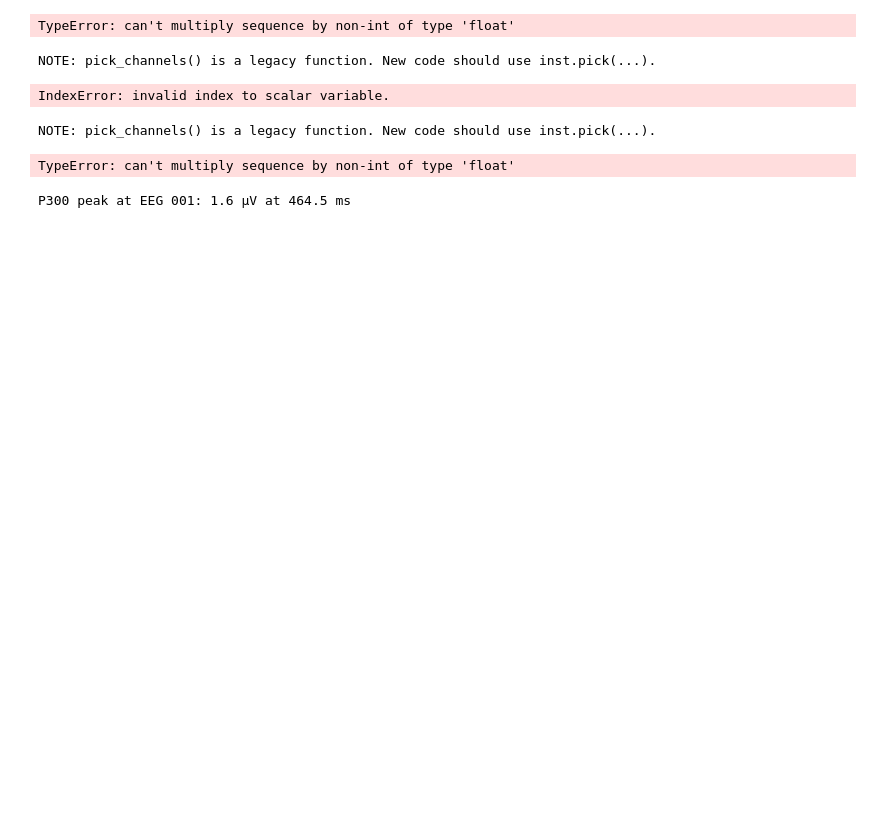
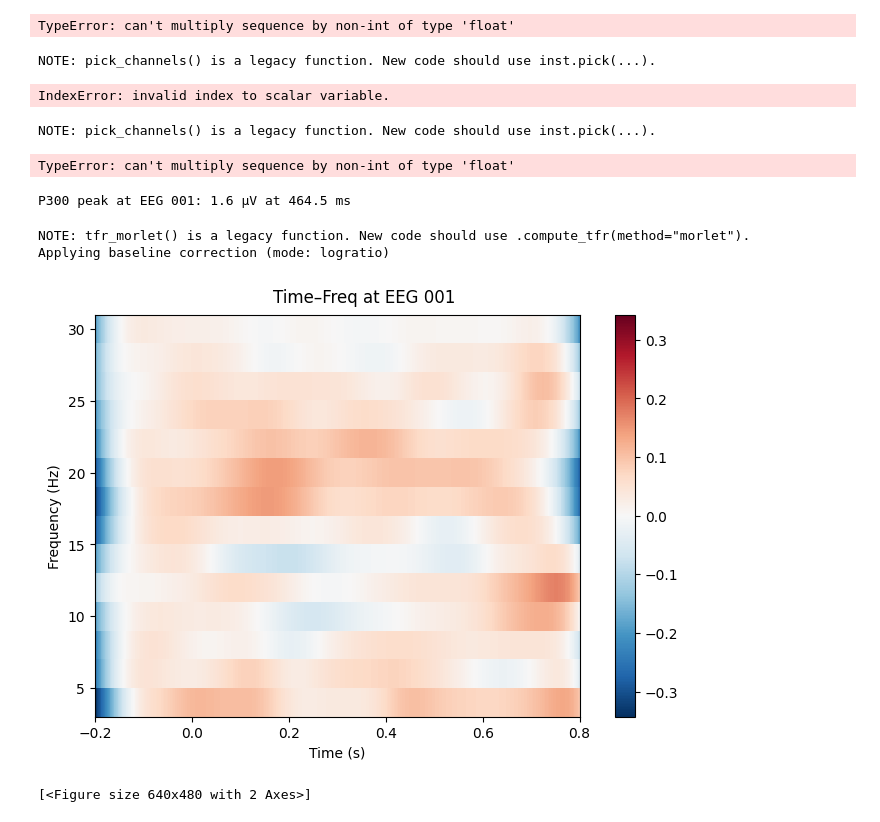
Before and after one commit to eozturk1968/neuro-pipeline, a Jupyter notebook: 01_load_and_plot.ipynb/01_load_and_plot.ipynb.ipynb, the cells around one changed output. Cells and saved outputs as stored; diff of their text form; code cells hidden in the pictures; blank space fills up the shorter version.

Commit message:
Add time–frequency analysis (Morlet TFR at Cz)

```diff
--- a/01_load_and_plot.ipynb/01_load_and_plot.ipynb.ipynb
+++ b/01_load_and_plot.ipynb/01_load_and_plot.ipynb.ipynb
@@ -339,3 +339,40 @@ peak_lat = sub_times[peak_i]   # in seconds
 print(f"P300 peak at {chan_name}: {peak_amp*1e6:.1f} µV at {peak_lat*1000:.1f} ms")
 # %% [output]
 P300 peak at EEG 001: 1.6 µV at 464.5 ms
+# %%
+import numpy as np
+from mne.time_frequency import tfr_morlet
+
+# Step 6: Time–frequency analysis with Morlet wavelets
+
+# 6.1 Define frequencies of interest (e.g., 4–30 Hz) and number of cycles
+freqs = np.arange(4, 31, 2)     # 4, 6, …, 30 Hz
+n_cycles = freqs / 2.           # cycles per frequency (higher freq = more cycles)
+
+# 6.2 Compute TFR on clean epochs for a single channel (e.g., Cz)
+cz_name = raw.info['ch_names'][eeg_picks[0]]
+power = tfr_morlet(
+    epochs,
+    freqs=freqs,
+    n_cycles=n_cycles,
+    picks=[cz_name],
+    return_itc=False,
+    average=False  # keep single-trial power to then average
+)
+
+# 6.3 Average power across trials
+power_avg = power.average()
+
+# 6.4 Plot the TFR (power) with baseline correction
+power_avg.plot(
+    title=f"Time–Freq at {cz_name}",
+    baseline=(None, 0),
+    mode='logratio',
+    fmin=4, fmax=30,
+    tmin=-0.2, tmax=0.8
+)
+# %% [output]
+NOTE: tfr_morlet() is a legacy function. New code should use .compute_tfr(method="morlet").
+Applying baseline correction (mode: logratio)
+[figure, added]
+[<Figure size 640x480 with 2 Axes>]
```
